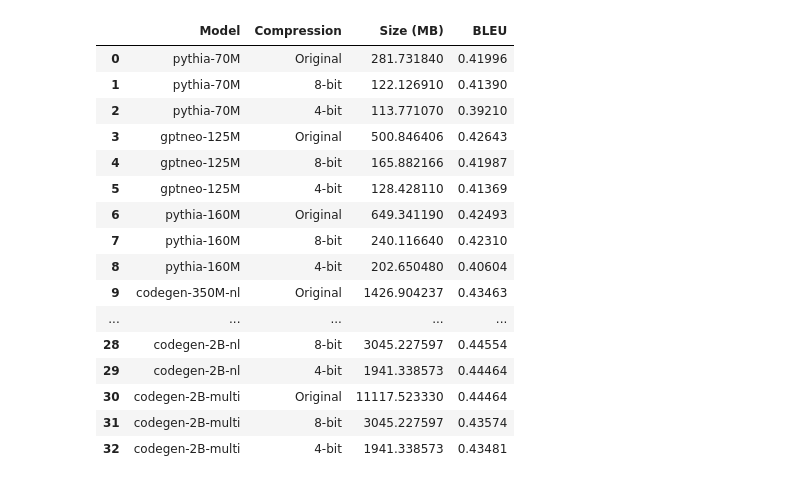
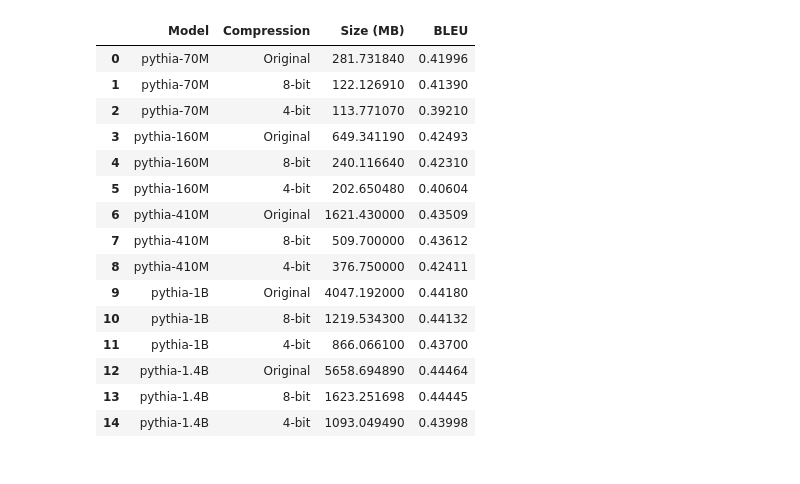
Before and after one commit to nazmul-me/mimir, a Jupyter notebook: resultsAnalysis/graph/old-v1/RQ-1.1-performanceGraph.ipynb, the cells around one changed output. Saved outputs shown, nothing was run; the diff lists cells and outputs as text; code cells hidden in the pictures.

```diff
--- a/resultsAnalysis/graph/old-v1/RQ-1.1-performanceGraph.ipynb
+++ b/resultsAnalysis/graph/old-v1/RQ-1.1-performanceGraph.ipynb
@@ -1,33 +1,32 @@
 # %%
 import pandas as pd
 import numpy as np
 import matplotlib.pyplot as plt
 import seaborn as sns
 
 # Load CSV file
 sheet_id = "1tEf8J1kbGZEFTOkoYqIjsdE3PkqBA9bX4MdNfMoLhjQ"
-tab_gid = "1796325046"
+tab_gid = "908803302"
 full_url = f"https://docs.google.com/spreadsheets/d/{sheet_id}/export?format=csv&gid={tab_gid}"
 df = pd.read_csv(full_url, skiprows=2).iloc[:,:4]
 df
 # %% [output]
 |  | Model | Compression | Size (MB) | BLEU |
 | 0 | pythia-70M | Original | 281.731840 | 0.41996 |
 | 1 | pythia-70M | 8-bit | 122.126910 | 0.41390 |
 | 2 | pythia-70M | 4-bit | 113.771070 | 0.39210 |
-| 3 | gptneo-125M | Original | 500.846406 | 0.42643 |
-| 4 | gptneo-125M | 8-bit | 165.882166 | 0.41987 |
-| 5 | gptneo-125M | 4-bit | 128.428110 | 0.41369 |
-| 6 | pythia-160M | Original | 649.341190 | 0.42493 |
-| 7 | pythia-160M | 8-bit | 240.116640 | 0.42310 |
-| 8 | pythia-160M | 4-bit | 202.650480 | 0.40604 |
-| 9 | codegen-350M-nl | Original | 1426.904237 | 0.43463 |
-| ... | ... | ... | ... | ... |
-| 28 | codegen-2B-nl | 8-bit | 3045.227597 | 0.44554 |
-| 29 | codegen-2B-nl | 4-bit | 1941.338573 | 0.44464 |
-| 30 | codegen-2B-multi | Original | 11117.523330 | 0.44464 |
-| 31 | codegen-2B-multi | 8-bit | 3045.227597 | 0.43574 |
-| 32 | codegen-2B-multi | 4-bit | 1941.338573 | 0.43481 |
+| 3 | pythia-160M | Original | 649.341190 | 0.42493 |
+| 4 | pythia-160M | 8-bit | 240.116640 | 0.42310 |
+| 5 | pythia-160M | 4-bit | 202.650480 | 0.40604 |
+| 6 | pythia-410M | Original | 1621.430000 | 0.43509 |
+| 7 | pythia-410M | 8-bit | 509.700000 | 0.43612 |
+| 8 | pythia-410M | 4-bit | 376.750000 | 0.42411 |
+| 9 | pythia-1B | Original | 4047.192000 | 0.44180 |
+| 10 | pythia-1B | 8-bit | 1219.534300 | 0.44132 |
+| 11 | pythia-1B | 4-bit | 866.066100 | 0.43700 |
+| 12 | pythia-1.4B | Original | 5658.694890 | 0.44464 |
+| 13 | pythia-1.4B | 8-bit | 1623.251698 | 0.44445 |
+| 14 | pythia-1.4B | 4-bit | 1093.049490 | 0.43998 |
 # %%
 
 # Extract unique model names
```
Also changed, not shown: parts of 1 cell of this notebook, 1 other file.
